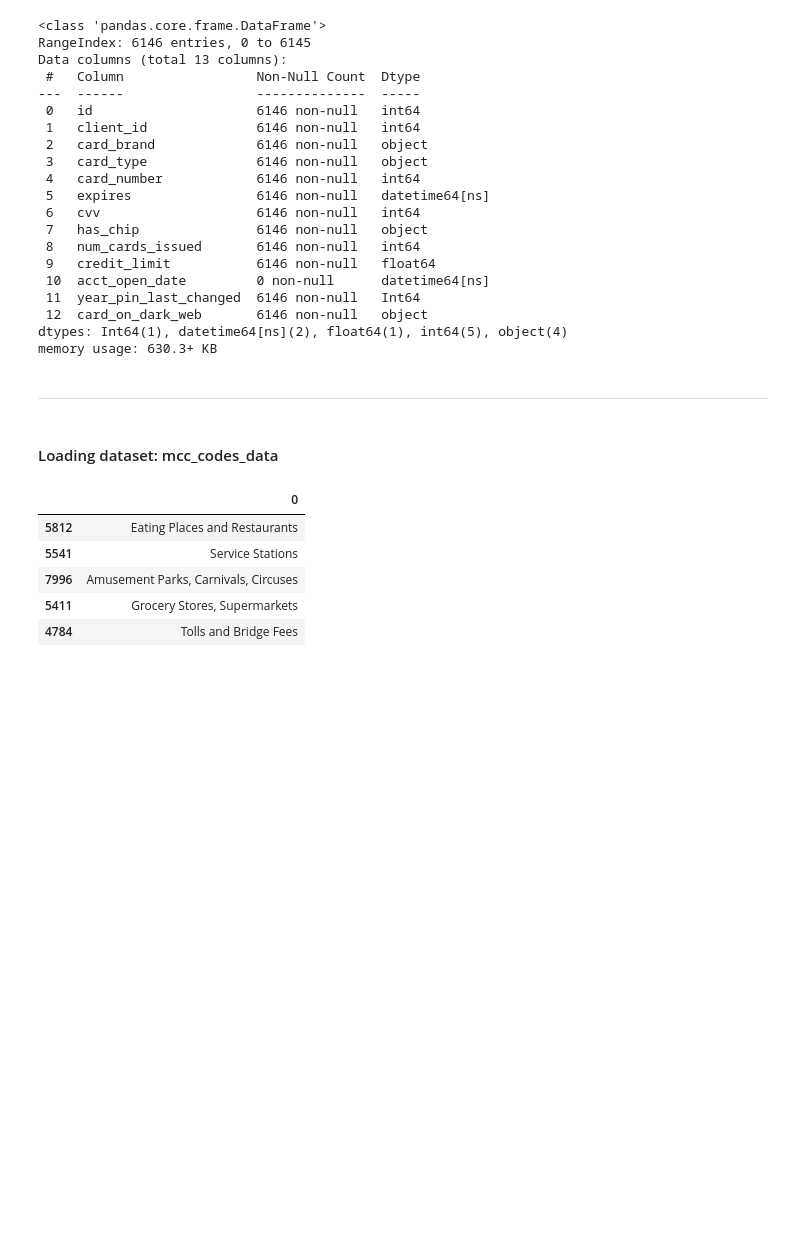
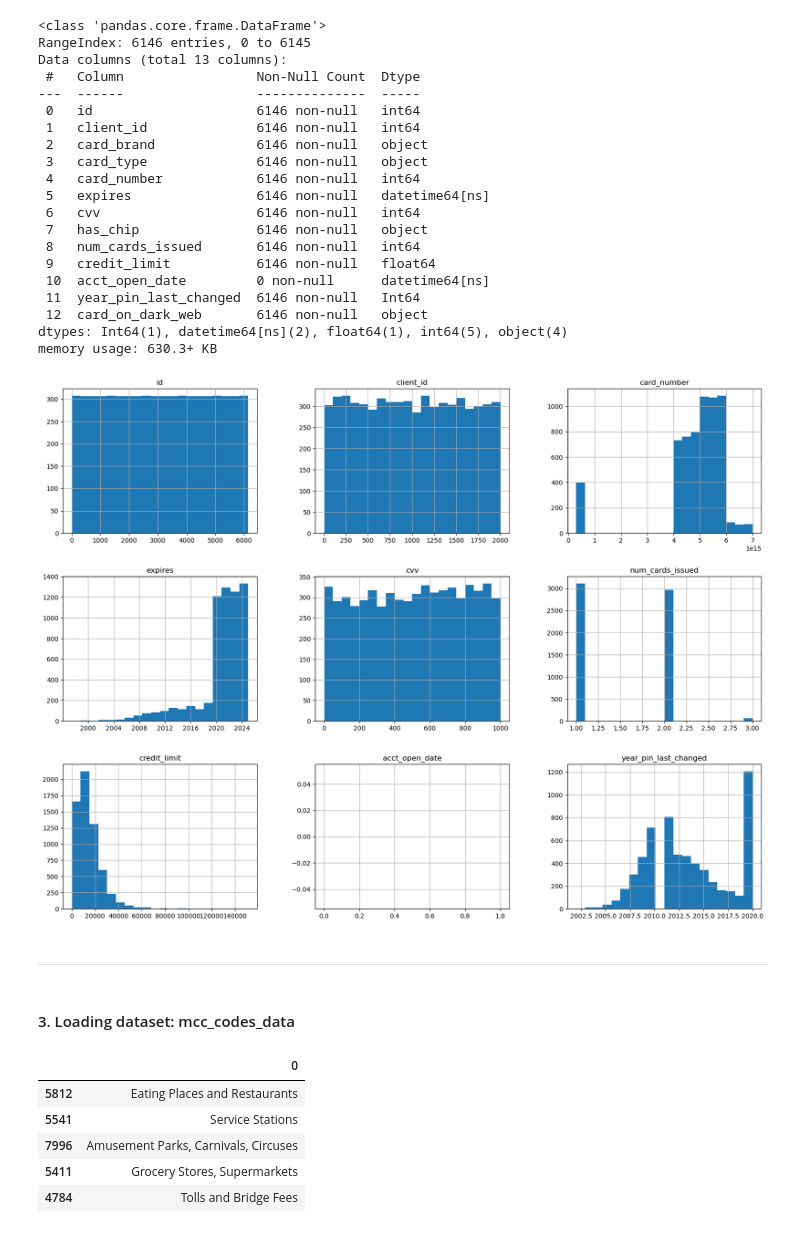
Before and after one commit to TeslimAdeyanju/15-Portfolio-Financial-Data-Analytics-Forecasting-Variance-Analysis, a Jupyter notebook: Financial-Data-Analytics-Forecasting-Variance-Analysis.ipynb, the cells around one changed output. Cells and saved outputs as stored; diff of their text form; code cells hidden in the pictures; blank space fills up the shorter version.

```diff
--- a/Financial-Data-Analytics-Forecasting-Variance-Analysis.ipynb
+++ b/Financial-Data-Analytics-Forecasting-Variance-Analysis.ipynb
@@ -286,10 +293,15 @@ Data columns (total 13 columns):
  12  card_on_dark_web       6146 non-null   object
 dtypes: Int64(1), datetime64[ns](2), float64(1), int64(5), object(4)
 memory usage: 630.3+ KB
+# %%
+cards_data.hist(bins=20, figsize=(20, 15))
+plt.show()
+# %% [output]
+[figure, added]
 # %% [markdown]
 ____
 # %% [markdown]
-#### Loading dataset: mcc_codes_data
+#### 3. Loading dataset: mcc_codes_data
 # %%
 # Load mcc codes data
 mcc_codes_data = pd.read_json("/Users/teslim/Large_data_set/mcc_codes.json", orient='index')
```
Also changed, not shown: parts of 68 cells of this notebook.
